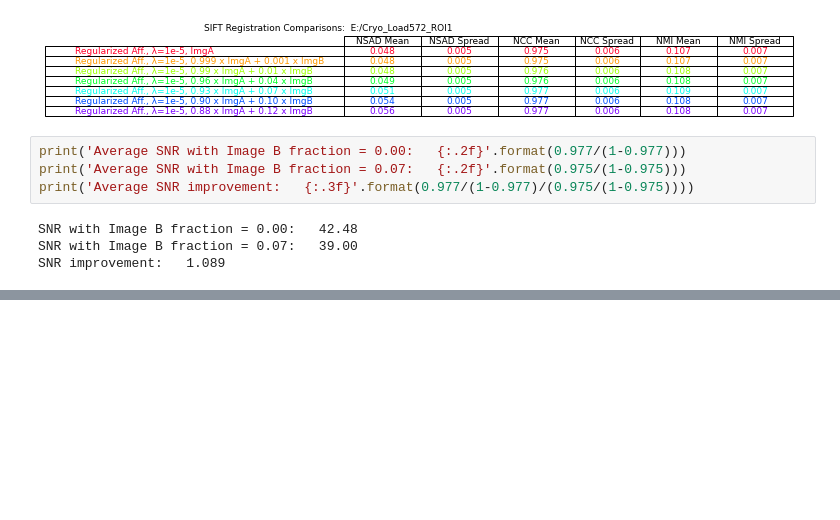
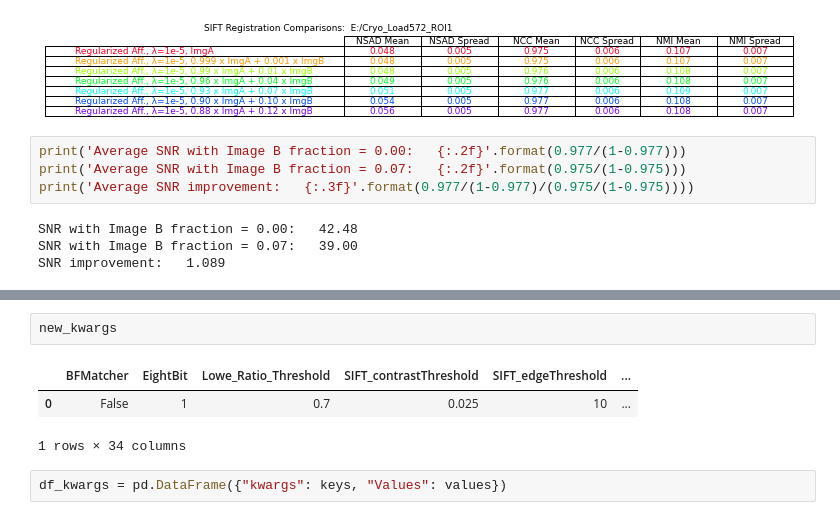
Before and after one commit to gleb-shtengel/FIB-SEM, a Jupyter notebook: Register_FIB-SEM_stack_DASK_v1.ipynb, the cells around one changed output, grey strips where cells are left out. Saved outputs shown, nothing was run; the diff lists cells and outputs as text; blank space fills up the shorter version.

```diff
--- a/Register_FIB-SEM_stack_DASK_v1.ipynb
+++ b/Register_FIB-SEM_stack_DASK_v1.ipynb
@@ -543,0 +705,8 @@ SNR improvement:   1.089
+# %%
+new_kwargs
+# %% [output]
+|  | BFMatcher | EightBit | Lowe_Ratio_Threshold | SIFT_contrastThreshold | SIFT_edgeThreshold | ... |
+| 0 | False | 1 | 0.7 | 0.025 | 10 | ... |
+1 rows × 34 columns
+# %%
+df_kwargs = pd.DataFrame({"kwargs": keys, "Values": values})
```
Also changed, not shown: parts of 18 cells of this notebook, 2 other files.
